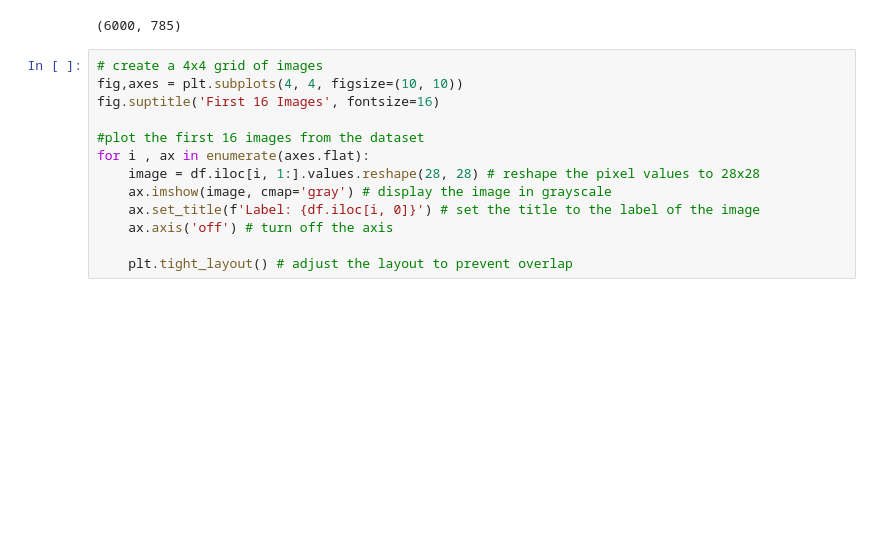
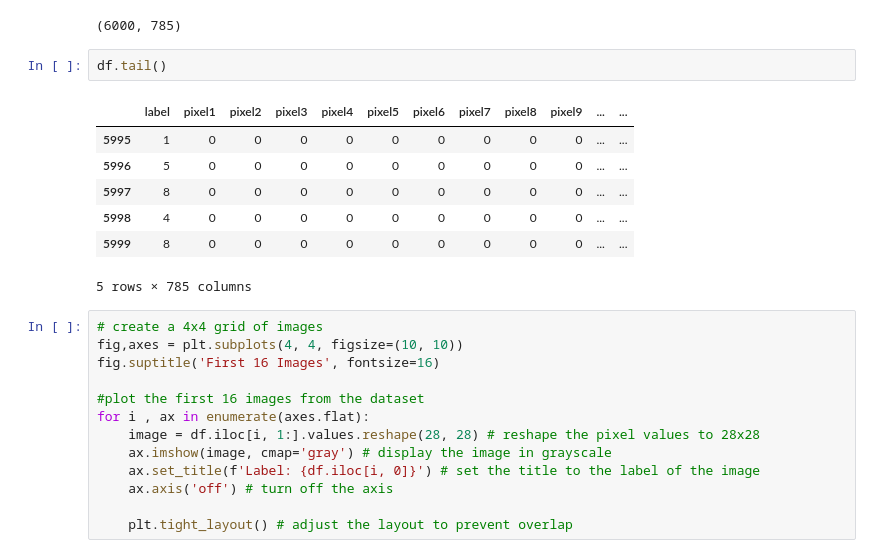
Before and after one commit to harshbhatt15/Deep_Learning, a Jupyter notebook: Convolutional-Neural-Network(CNN)/MNIST_Fashion-data/Fashion-Dataset.ipynb, the cells around one changed output. Cells and saved outputs as stored; diff of their text form; blank space fills up the shorter version.

```diff
--- a/Convolutional-Neural-Network(CNN)/MNIST_Fashion-data/Fashion-Dataset.ipynb
+++ b/Convolutional-Neural-Network(CNN)/MNIST_Fashion-data/Fashion-Dataset.ipynb
@@ -40,6 +40,16 @@ df
 df.shape
 # %% [output]
 (6000, 785)
+# %%
+df.tail()
+# %% [output]
+|  | label | pixel1 | pixel2 | pixel3 | pixel4 | pixel5 | pixel6 | pixel7 | pixel8 | pixel9 | ... | ... |
+| 5995 | 1 | 0 | 0 | 0 | 0 | 0 | 0 | 0 | 0 | 0 | ... | ... |
+| 5996 | 5 | 0 | 0 | 0 | 0 | 0 | 0 | 0 | 0 | 0 | ... | ... |
+| 5997 | 8 | 0 | 0 | 0 | 0 | 0 | 0 | 0 | 0 | 0 | ... | ... |
+| 5998 | 4 | 0 | 0 | 0 | 0 | 0 | 0 | 0 | 0 | 0 | ... | ... |
+| 5999 | 8 | 0 | 0 | 0 | 0 | 0 | 0 | 0 | 0 | 0 | ... | ... |
+5 rows × 785 columns
 # %%
 # create a 4x4 grid of images
 fig,axes = plt.subplots(4, 4, figsize=(10, 10))
```
Also changed, not shown: parts of 3 cells of this notebook.
